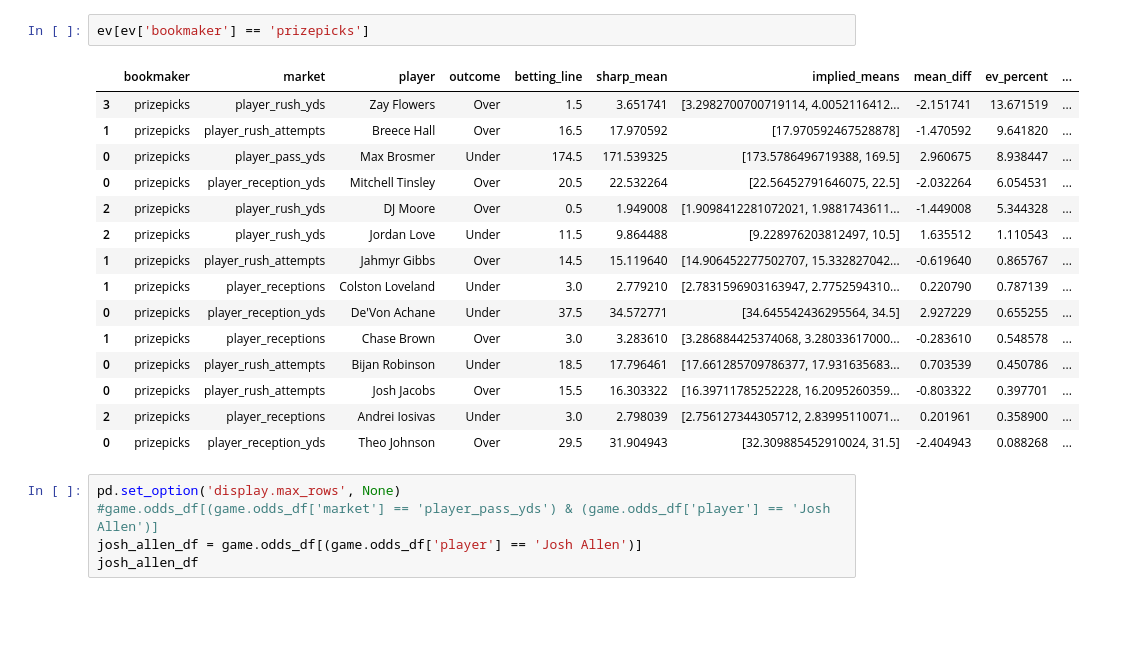
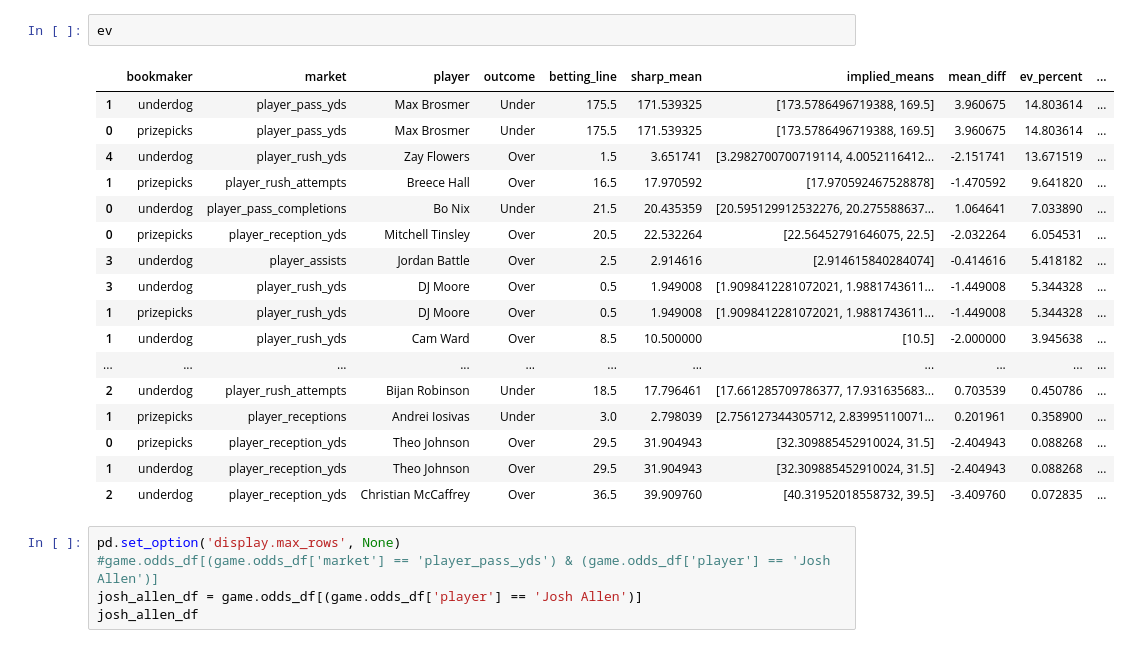
Before and after one commit to jaack4/evbet, a Jupyter notebook: test.ipynb, the cells around one changed output. Drawn from its saved outputs; the diff is of its cells as text; blank space fills up the shorter version.

```diff
--- a/test.ipynb
+++ b/test.ipynb
@@ -93,23 +93,25 @@ player: Drake Maye, market: player_rush_yds, sharp_mean: 20.716809422800885, imp
 player: Devin Singletary, market: player_rush_yds, sharp_mean: 29.10047623303747, implied_means: [np.float64(28.70095246607494), np.float64(29.5)], num_sharp_books: 2
 player: Devin Singletary, market: player_rush_yds, sharp_mean: 29.10047623303747, implied_means: [np.float64(28.70095246607494), np.float64(29.5)], num_sharp_books: 2
 # %%
-ev[ev['bookmaker'] == 'prizepicks']
+ev
 # %% [output]
 |  | bookmaker | market | player | outcome | betting_line | sharp_mean | implied_means | mean_diff | ev_percent | ... |
-| 3 | prizepicks | player_rush_yds | Zay Flowers | Over | 1.5 | 3.651741 | [3.2982700700719114, 4.0052116412... | -2.151741 | 13.671519 | ... |
+| 1 | underdog | player_pass_yds | Max Brosmer | Under | 175.5 | 171.539325 | [173.5786496719388, 169.5] | 3.960675 | 14.803614 | ... |
+| 0 | prizepicks | player_pass_yds | Max Brosmer | Under | 175.5 | 171.539325 | [173.5786496719388, 169.5] | 3.960675 | 14.803614 | ... |
+| 4 | underdog | player_rush_yds | Zay Flowers | Over | 1.5 | 3.651741 | [3.2982700700719114, 4.0052116412... | -2.151741 | 13.671519 | ... |
 | 1 | prizepicks | player_rush_attempts | Breece Hall | Over | 16.5 | 17.970592 | [17.970592467528878] | -1.470592 | 9.641820 | ... |
-| 0 | prizepicks | player_pass_yds | Max Brosmer | Under | 174.5 | 171.539325 | [173.5786496719388, 169.5] | 2.960675 | 8.938447 | ... |
+| 0 | underdog | player_pass_completions | Bo Nix | Under | 21.5 | 20.435359 | [20.595129912532276, 20.275588637... | 1.064641 | 7.033890 | ... |
 | 0 | prizepicks | player_reception_yds | Mitchell Tinsley | Over | 20.5 | 22.532264 | [22.56452791646075, 22.5] | -2.032264 | 6.054531 | ... |
-| 2 | prizepicks | player_rush_yds | DJ Moore | Over | 0.5 | 1.949008 | [1.9098412281072021, 1.9881743611... | -1.449008 | 5.344328 | ... |
-| 2 | prizepicks | player_rush_yds | Jordan Love | Under | 11.5 | 9.864488 | [9.228976203812497, 10.5] | 1.635512 | 1.110543 | ... |
-| 1 | prizepicks | player_rush_attempts | Jahmyr Gibbs | Over | 14.5 | 15.119640 | [14.906452277502707, 15.332827042... | -0.619640 | 0.865767 | ... |
-| 1 | prizepicks | player_receptions | Colston Loveland | Under | 3.0 | 2.779210 | [2.7831596903163947, 2.7752594310... | 0.220790 | 0.787139 | ... |
-| 0 | prizepicks | player_reception_yds | De'Von Achane | Under | 37.5 | 34.572771 | [34.645542436295564, 34.5] | 2.927229 | 0.655255 | ... |
-| 1 | prizepicks | player_receptions | Chase Brown | Over | 3.0 | 3.283610 | [3.286884425374068, 3.28033617000... | -0.283610 | 0.548578 | ... |
-| 0 | prizepicks | player_rush_attempts | Bijan Robinson | Under | 18.5 | 17.796461 | [17.661285709786377, 17.931635683... | 0.703539 | 0.450786 | ... |
-| 0 | prizepicks | player_rush_attempts | Josh Jacobs | Over | 15.5 | 16.303322 | [16.39711785252228, 16.2095260359... | -0.803322 | 0.397701 | ... |
-| 2 | prizepicks | player_receptions | Andrei Iosivas | Under | 3.0 | 2.798039 | [2.756127344305712, 2.83995110071... | 0.201961 | 0.358900 | ... |
+| 3 | underdog | player_assists | Jordan Battle | Over | 2.5 | 2.914616 | [2.914615840284074] | -0.414616 | 5.418182 | ... |
+| 3 | underdog | player_rush_yds | DJ Moore | Over | 0.5 | 1.949008 | [1.9098412281072021, 1.9881743611... | -1.449008 | 5.344328 | ... |
+| 1 | prizepicks | player_rush_yds | DJ Moore | Over | 0.5 | 1.949008 | [1.9098412281072021, 1.9881743611... | -1.449008 | 5.344328 | ... |
+| 1 | underdog | player_rush_yds | Cam Ward | Over | 8.5 | 10.500000 | [10.5] | -2.000000 | 3.945638 | ... |
+| ... | ... | ... | ... | ... | ... | ... | ... | ... | ... | ... |
+| 2 | underdog | player_rush_attempts | Bijan Robinson | Under | 18.5 | 17.796461 | [17.661285709786377, 17.931635683... | 0.703539 | 0.450786 | ... |
+| 1 | prizepicks | player_receptions | Andrei Iosivas | Under | 3.0 | 2.798039 | [2.756127344305712, 2.83995110071... | 0.201961 | 0.358900 | ... |
 | 0 | prizepicks | player_reception_yds | Theo Johnson | Over | 29.5 | 31.904943 | [32.309885452910024, 31.5] | -2.404943 | 0.088268 | ... |
+| 1 | underdog | player_reception_yds | Theo Johnson | Over | 29.5 | 31.904943 | [32.309885452910024, 31.5] | -2.404943 | 0.088268 | ... |
+| 2 | underdog | player_reception_yds | Christian McCaffrey | Over | 36.5 | 39.909760 | [40.31952018558732, 39.5] | -3.409760 | 0.072835 | ... |
 # %%
 pd.set_option('display.max_rows', None)
 #game.odds_df[(game.odds_df['market'] == 'player_pass_yds') & (game.odds_df['player'] == 'Josh Allen')]
```
Also changed, not shown: parts of 2 cells of this notebook, 2 other files.
